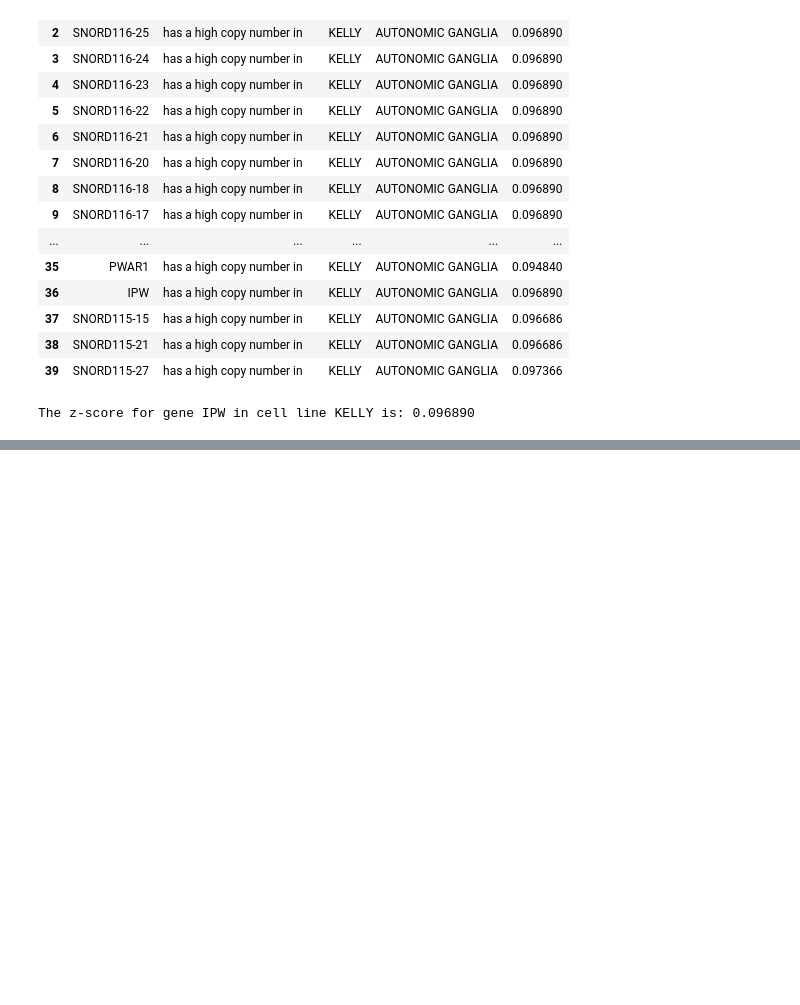
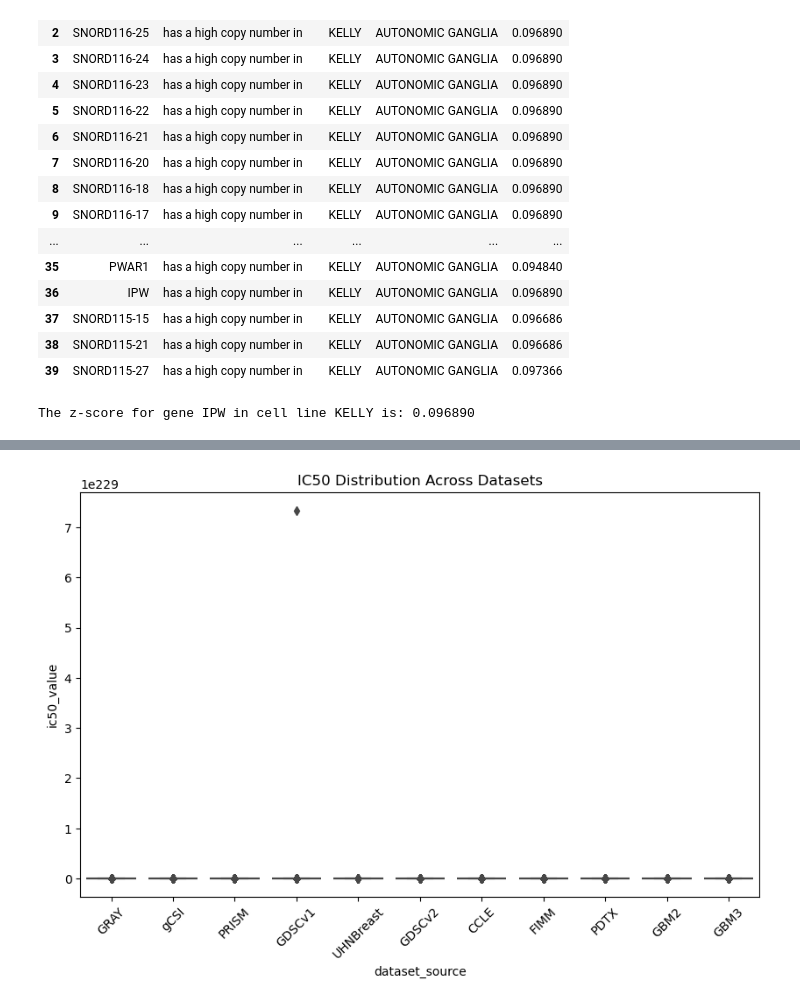
Before and after one commit to mmottaqii/KG-DrugDiscovery, a Jupyter notebook: scripts/kg_preprocessing.ipynb, the cells around one changed output, grey strips where cells are left out. Drawn from its saved outputs; the diff is of its cells as text; code cells hidden in the pictures; blank space fills up the shorter version.

```diff
--- a/scripts/kg_preprocessing.ipynb
+++ b/scripts/kg_preprocessing.ipynb
@@ -679,0 +1219,8 @@ The z-score for gene IPW in cell line KELLY is: 0.096890
+# %%
+# Filter the dataframes for the figure of distribution of IC50 values
+
+# Exclude rows where dataset_source is "NIC60"
+# df_excluded = df[df["dataset_source"] == "NCI60"]  # Rows to be excluded
+# df_filt = df[df["dataset_source"] != "NCI60"]  # Remaining rows
+
+df_filt1 = df_filt[df_filt["dataset_source"] != "CTRPv2"]
@@ -679,0 +1238,13 @@ The z-score for gene IPW in cell line KELLY is: 0.096890
+# %%
+import seaborn as sns
+import matplotlib.pyplot as plt
+
+# Plot IC50 distributions per dataset
+plt.figure(figsize=(10, 6))
+sns.boxplot(x="dataset_source", y="ic50_value", data=df_filt1)
+plt.xticks(rotation=45)
+plt.title("IC50 Distribution Across Datasets")
+# plt.savefig('/home/vmottaqi/kg/PharmacoDB_drug_sensitivity_data/figures/ic50_distribution_datasets_2.png', dpi=1200, bbox_inches="tight")
+plt.show()
+# %% [output]
+[figure, added]
```
Also changed, not shown: parts of 82 cells of this notebook.
